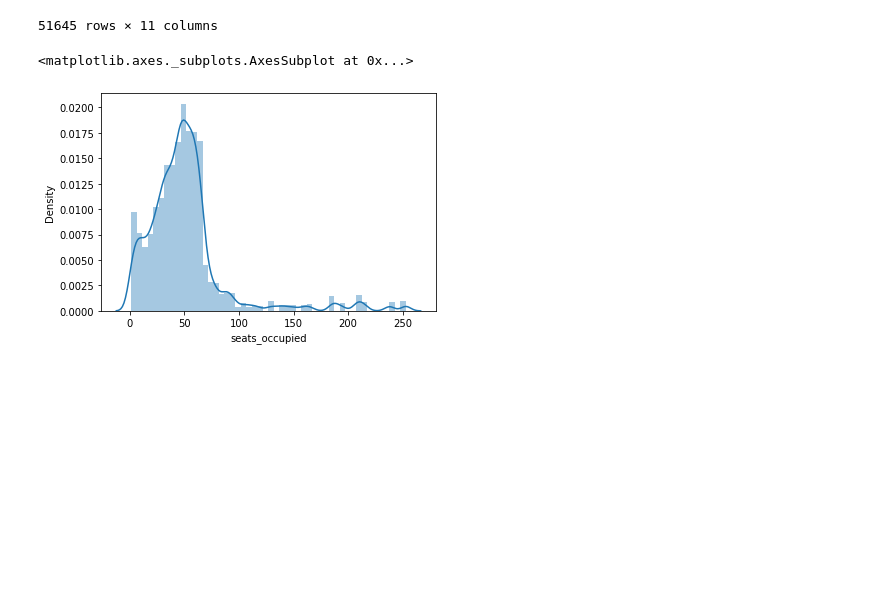
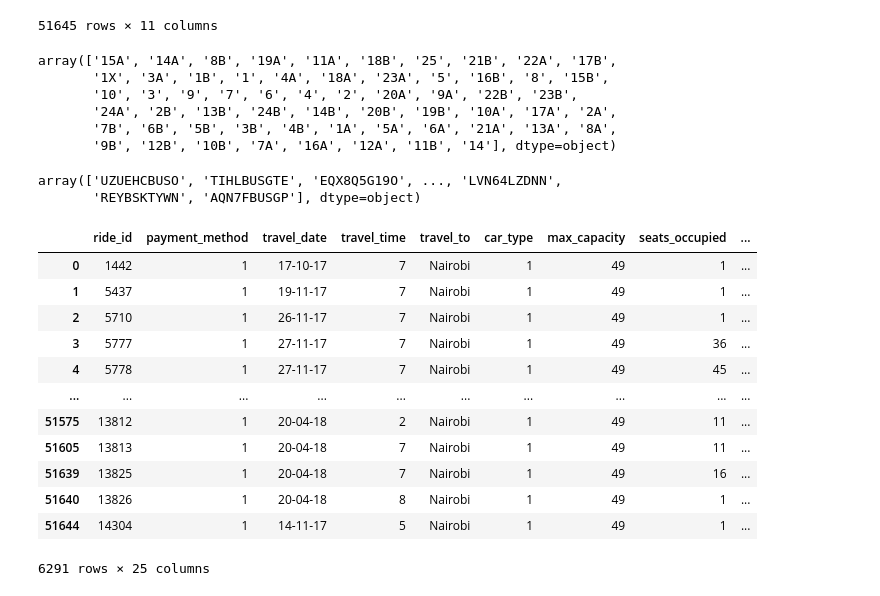
Before and after one commit to spandit98/Transport_Demand_Prediction, a Jupyter notebook: Transport_Demand_Prediction_Soumyadeep.ipynb, the cells around one changed output. Drawn from its saved outputs; the diff is of its cells as text; code cells hidden in the pictures; blank space fills up the shorter version.

```diff
--- a/Transport_Demand_Prediction_Soumyadeep.ipynb
+++ b/Transport_Demand_Prediction_Soumyadeep.ipynb
@@ -269,8 +269,37 @@ df
 | 51643 | 13796 | 16B | Mpesa | REYBSKTYWN | 20-04-18 | 7 | Awendo | ... |
 | 51644 | 14304 | 7 | Mpesa | AQN7FBUSGP | 14-11-17 | 5 | Kisii | ... |
 51645 rows × 11 columns
-# %%
-sns.distplot(df[df['payment_method']=='Mpesa']['seats_occupied'])
-# %% [output]
-<matplotlib.axes._subplots.AxesSubplot at 0x...>
-[figure, removed]
+# %%
+df.seat_number.unique()
+# %% [output]
+array(['15A', '14A', '8B', '19A', '11A', '18B', '25', '21B', '22A', '17B',
+       '1X', '3A', '1B', '1', '4A', '18A', '23A', '5', '16B', '8', '15B',
+       '10', '3', '9', '7', '6', '4', '2', '20A', '9A', '22B', '23B',
+       '24A', '2B', '13B', '24B', '14B', '20B', '19B', '10A', '17A', '2A',
+       '7B', '6B', '5B', '3B', '4B', '1A', '5A', '6A', '21A', '13A', '8A',
+       '9B', '12B', '10B', '7A', '16A', '12A', '11B', '14'], dtype=object)
+# %%
+df.payment_receipt.unique()
+# %% [output]
+array(['UZUEHCBUSO', 'TIHLBUSGTE', 'EQX8Q5G19O', ..., 'LVN64LZDNN',
+       'REYBSKTYWN', 'AQN7FBUSGP'], dtype=object)
+# %%
+#Eliminating some insignificant columns
+df2=df.drop(columns={'payment_receipt','seat_number'})
+# %%
+#Eliminating duplicates
+df2.drop_duplicates()
+# %% [output]
+|  | ride_id | payment_method | travel_date | travel_time | travel_to | car_type | max_capacity | seats_occupied | ... |
+| 0 | 1442 | 1 | 17-10-17 | 7 | Nairobi | 1 | 49 | 1 | ... |
+| 1 | 5437 | 1 | 19-11-17 | 7 | Nairobi | 1 | 49 | 1 | ... |
+| 2 | 5710 | 1 | 26-11-17 | 7 | Nairobi | 1 | 49 | 1 | ... |
+| 3 | 5777 | 1 | 27-11-17 | 7 | Nairobi | 1 | 49 | 36 | ... |
+| 4 | 5778 | 1 | 27-11-17 | 7 | Nairobi | 1 | 49 | 45 | ... |
+| ... | ... | ... | ... | ... | ... | ... | ... | ... | ... |
+| 51575 | 13812 | 1 | 20-04-18 | 2 | Nairobi | 1 | 49 | 11 | ... |
+| 51605 | 13813 | 1 | 20-04-18 | 7 | Nairobi | 1 | 49 | 11 | ... |
+| 51639 | 13825 | 1 | 20-04-18 | 7 | Nairobi | 1 | 49 | 16 | ... |
+| 51640 | 13826 | 1 | 20-04-18 | 8 | Nairobi | 1 | 49 | 1 | ... |
+| 51644 | 14304 | 1 | 14-11-17 | 5 | Nairobi | 1 | 49 | 1 | ... |
+6291 rows × 25 columns
```
Also changed, not shown: parts of 25 cells of this notebook.
